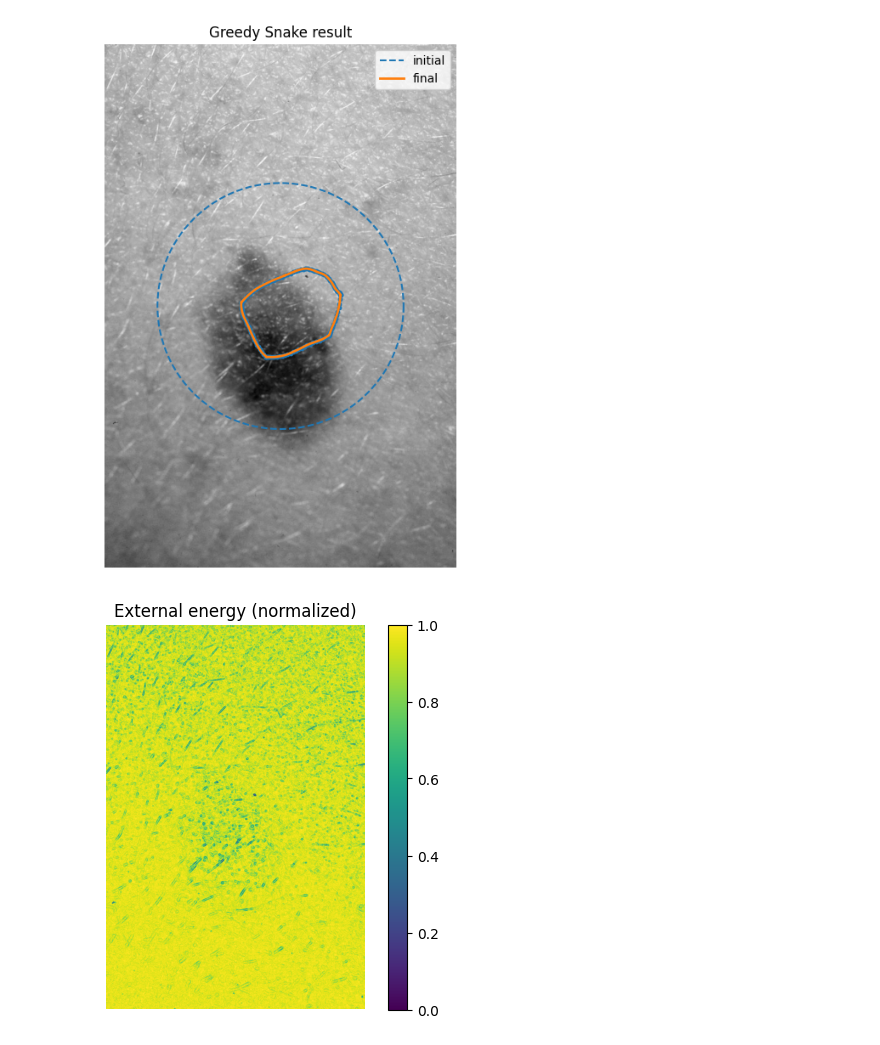
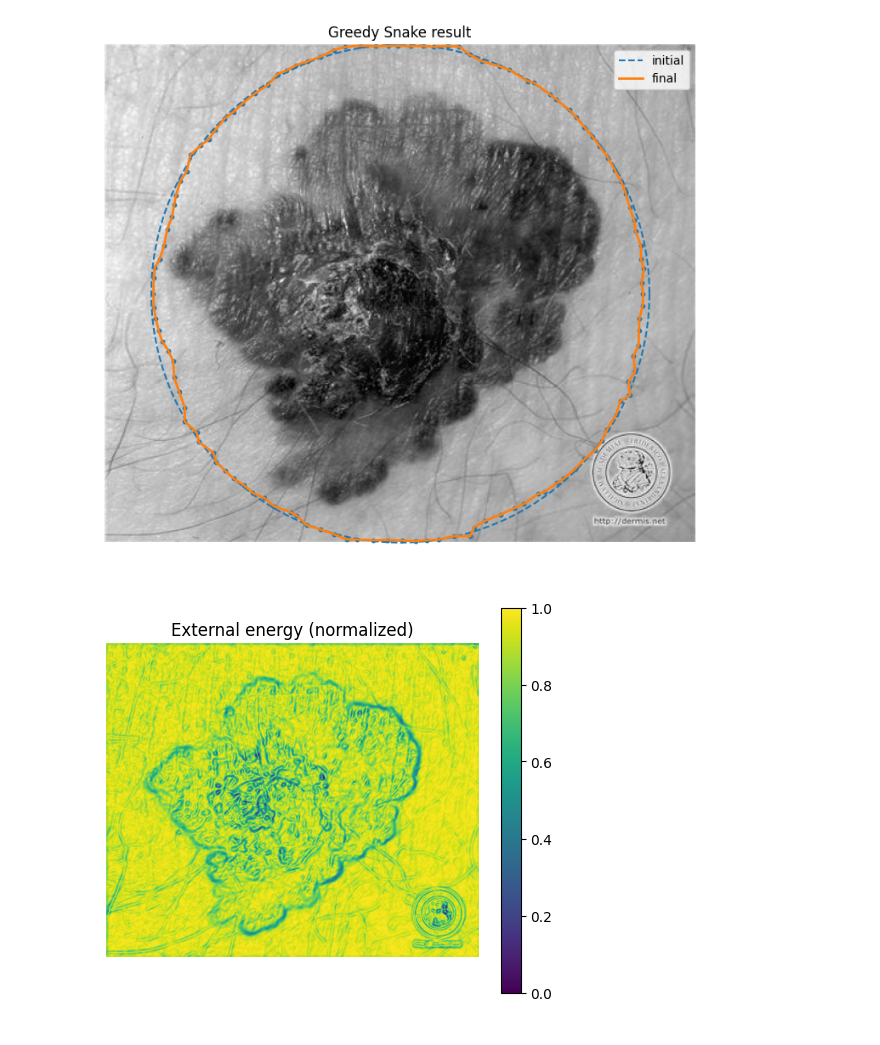
Before and after one commit to RodrigoFernandes-DA/TPs_Univ, a Jupyter notebook: AIP/TP2.ipynb, the cells around one changed output. Saved outputs shown, nothing was run; the diff lists cells and outputs as text; code cells hidden in the pictures.

```diff
--- a/AIP/TP2.ipynb
+++ b/AIP/TP2.ipynb
@@ -3,11 +3,3 @@ import cv2
 import numpy as np
 from matplotlib import pyplot as plt
 import functionsTP as myfunc
-# %%
-image_path = 'images\Image2.jpg'
-L_image = cv2.imread(image_path)
-L_image = cv2.resize(L_image, (500,500))
-image = cv2.cvtColor(L_image, cv2.COLOR_BGR2GRAY)
-
-plt.imshow(image, cmap='gray')
-plt.title('Original Image')
@@ -17,28 +1744,19 @@ Text(0.5, 1.0, 'Original Image')
 # %%
-# -------------------------
-# Example usage:
-# -------------------------
 if __name__ == "__main__":
-    # image_path = r'images\synth-images\synthetic.jpg'  # your given path
-    image_path = r'images\skin-waterloo\D36_2_orig.jpg'
+    # image_orig = r'images\synth-images\synthetic.jpg'  # your given path
+    image_orig = r'images\skin-waterloo\SSM33_orig.jpg'
+    image_contour = r'images\skin-waterloo\SSM33_contour.jpg'
 
-    # Try to load the image
-    try:
-        img_bgr = cv2.imread(image_path)
-        if img_bgr is None:
-            raise FileNotFoundError(f"File not found or cannot be read: {image_path}")
-        img_gray = cv2.cvtColor(img_bgr, cv2.COLOR_BGR2GRAY)
-    except Exception as e:
-        print("Warning:", e)
-        # As fallback create a synthetic demo image (for debugging)
-        print("Falling back to synthetic demo image (white square on black).")
-        img_gray = np.zeros((300, 400), dtype=np.uint8)
-        cv2.rectangle(img_gray, (80, 60), (320, 240), 255, thickness=-1)
+    # load the image
+    img_bgr = cv2.imread(image_orig)
+    if img_bgr is None:
+        raise FileNotFoundError(f"File not found or cannot be read: {image_orig}")
+    img_gray = cv2.cvtColor(img_bgr, cv2.COLOR_BGR2GRAY)
 
     # Create an initial circular contour around center (if you don't have one)
     H, W = img_gray.shape
     center = np.array([W / 2, H / 2], dtype=float)
-    R = min(H, W) * 0.35
+    R = min(H, W) * 0.5
     Npts = 120
     theta = np.linspace(0, 2 * np.pi, Npts, endpoint=False)
     init_pts = np.column_stack([center[0] + R * np.cos(theta),
@@ -46,17 +1764,17 @@ if __name__ == "__main__":
 
     # Run greedy snake
     final_pts, history, E_ext = myfunc.greedy_snake(img_gray, init_pts,
-                                             alpha=0.1,
-                                             beta=0.8,
-                                             gamma=2.5,
+                                             alpha=0.01,
+                                             beta=0.05,
+                                             gamma=50.0,
                                              w_line=0.0,
                                              w_edge=1.0,
-                                             sigma=1.0,
-                                             M=9,
+                                             sigma=1.5,
+                                             M=11,
                                              max_iter=300,
                                              move_fraction_tol=0.008,
-                                             corner_thresh_rel=0.5,
-                                             shrink_M_if_stable=True,
+                                             #corner_thresh_rel=0.5,
+                                             #shrink_M_if_stable=True,
                                              verbose=True)
 
     # Plot results
@@ -82,2 +1798,2 @@ iter 300: moved_frac=0.9917, M=9, curv_max=13.1360
-[figure, old version]
+[figure, new version]
-[figure, old version]
+[figure, new version]
```
Also changed, not shown: parts of 6 cells of this notebook, 38 other files.
